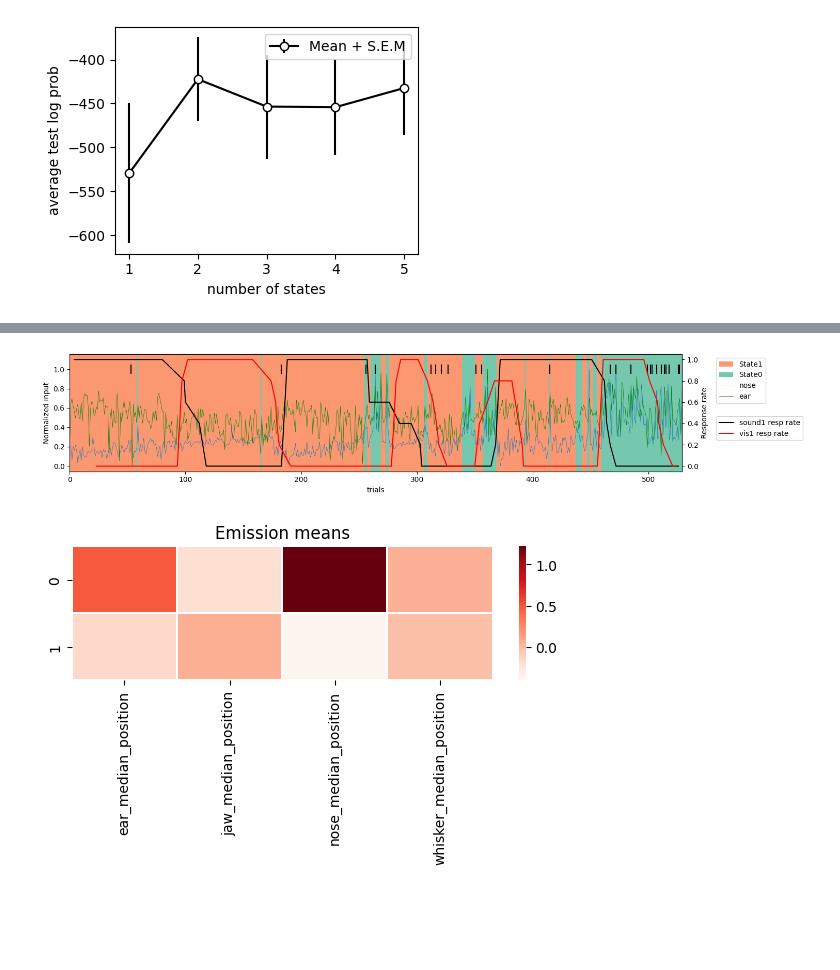
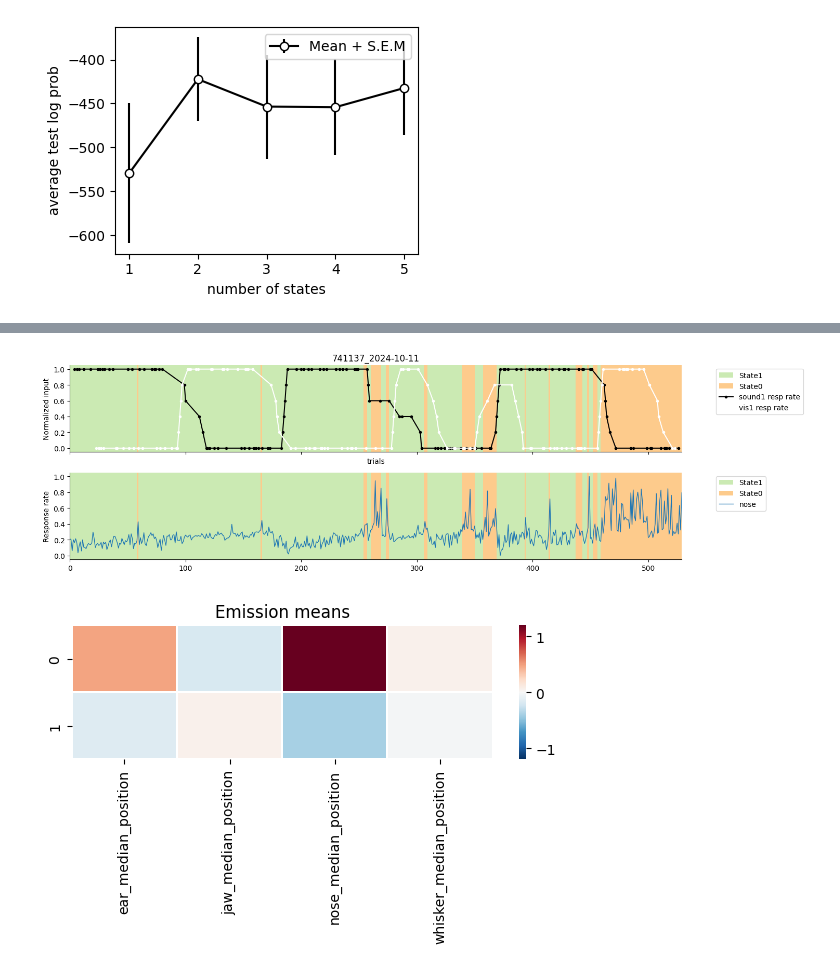
Before and after one commit to AllenSWDB/SWDB_2025_Behavior-States, a Jupyter notebook: code/Workshop-2_disengaged1.ipynb, the cells around one changed output, grey strips where cells are left out. Cells and saved outputs as stored; diff of their text form; code cells hidden in the pictures; blank space fills up the shorter version.

Commit message:
Update clean plots

```diff
--- a/code/Workshop-2_disengaged1.ipynb
+++ b/code/Workshop-2_disengaged1.ipynb
@@ -286,57 +288,72 @@ params, lps = final_hmm.fit_em(params, param_props, jnp.array(observations), num
 # %%
 go_trials = np.arange(len(trials))
 
 def minmax(x):
     # Function to normalize the data for easy visualization
     return (x - np.min(x))/(np.max(x) - np.min(x))
 
 
 # Find the most likely discrete states given the learned model parameters
 most_likely_states = final_hmm.most_likely_states(params, observations)
 
 # Overlay the precision and recall curves on top of the inferred states
-fig, ax = plt.subplots(figsize=(15, 3))
-cmap =sns.color_palette("Set2", best_num_states)
+fig, ax = plt.subplots(2, 1, figsize=(15, 4.5), sharex=True)
+cmap =sns.color_palette("Spectral", best_num_states)
 bounds=np.arange(-0.5, best_num_states, 0.5)
 
 # Define state boundaries
 states = most_likely_states
 switch_trials = np.where(np.diff(states))[0]
 switch_trials = np.concatenate(([0], switch_trials, [len(go_trials)-1]))
 
 # Plot the states
-for i, trial in enumerate(switch_trials[:-1]):
-    for state_no in range(best_num_states):
-        if states[trial+1] == state_no:
-            ax.axvspan(go_trials[trial], go_trials[switch_trials[i+1]],
-                       facecolor= cmap[state_no], alpha=0.9, label = 'State' + str(state_no))
+for j in range(2):
+    for i, trial in enumerate(switch_trials[:-1]):
+        for state_no in range(best_num_states):
+            if states[trial+1] == state_no:
+                ax[j].axvspan(go_trials[trial], go_trials[switch_trials[i+1]],
+                        facecolor= cmap[state_no], alpha=0.8, label = 'State' + str(state_no))
+
+
+ax[0].plot(sound1_response_rate, color = 'k', label = 'sound1 resp rate', marker='.')
+ax[0].plot(vis1_response_rate, color = 'w', label = 'vis1 resp rate', marker = '.')
+
+
 
 # Overlay behavioral variables
-ax.plot(go_trials, minmax(facial_data['nose_median_position']), color = 'tab:blue', label="nose", lw = 0.5)
-ax.plot(go_trials, minmax(facial_data['ear_median_position']), color = 'green', label="ear", lw = 0.5)
+ax[1].plot(go_trials, minmax(facial_data['nose_median_position']), color = 'tab:blue', label="nose", lw = 1)
+# ax[1].plot(go_trials, minmax(facial_data['jaw_median_position']), color = 'green', label="jaw", lw = 1)
 
-handles, labels = plt.gca().get_legend_handles_labels()
-by_label = dict(zip(labels, handles))
-ax.legend(by_label.values(), by_label.keys(), bbox_to_anchor = (1.05, 1), fontsize = 10)
-
-ax2 = ax.twinx()
-ax2.plot(sound1_response_rate, color = 'k', label = 'sound1 resp rate', marker = '.')
-ax2.plot(vis1_response_rate, color = 'r', label = 'vis1 resp rate', marker = '.')
-ax2.set_ylabel('Response rate')
-ax2.legend( bbox_to_anchor = (1.05, 0.5))
 
 
 # Formatting
-ax.set_xlim(go_trials[0], go_trials[-1])
-ax.set_ylabel("Normalized input")
-ax.set_xlabel("trials")
+ax[0].set_xlim(go_trials[0], go_trials[-1])
+ax[0].set_title(f'{session_id}')
+ax[0].set_ylabel("Normalized input")
+ax[0].set_xlabel("trials")
+handles, labels = ax[0].get_legend_handles_labels()
+by_label = dict(zip(labels, handles))
+ax[0].legend(by_label.values(), by_label.keys(), bbox_to_anchor = (1.05, 1), fontsize = 10)
+
+ax[1].set_ylabel('Response rate')
+
+handles, labels = ax[1].get_legend_handles_labels()
+by_label = dict(zip(labels, handles))
+ax[1].legend(by_label.values(), by_label.keys(), bbox_to_anchor = (1.05, 1), fontsize = 10)
+
+
+for j in range(2):
+    ax[j].spines["top"].set_visible(False)
+    ax[j].spines["right"].set_visible(False)
+
+
 plt.tight_layout()
 # %% [output]
-[figure, old version]
+[figure, new version]
 # %%
 plt.figure(figsize = (5.8, 3.7))
-sns.heatmap(params.emissions.means, xticklabels = facial_data.keys(), yticklabels= np.arange(number_of_states), cmap = 'Reds', linewidths=0.2)
+sns.heatmap(params.emissions.means, xticklabels = facial_data.keys(), yticklabels= np.arange(number_of_states), cmap = 'RdBu_r', linewidths=0.2, vmax = 1.2, vmin = -1.2)
 plt.title('Emission means')
 plt.tight_layout()
 # %% [output]
-[figure, old version]
+[figure, new version]
```
Also changed, not shown: parts of 2 cells of this notebook, 3 other files.
